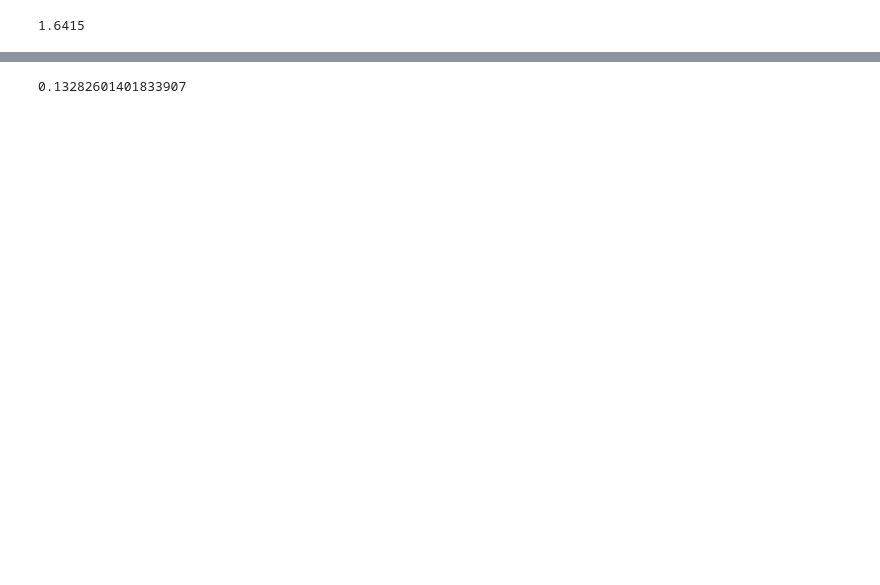
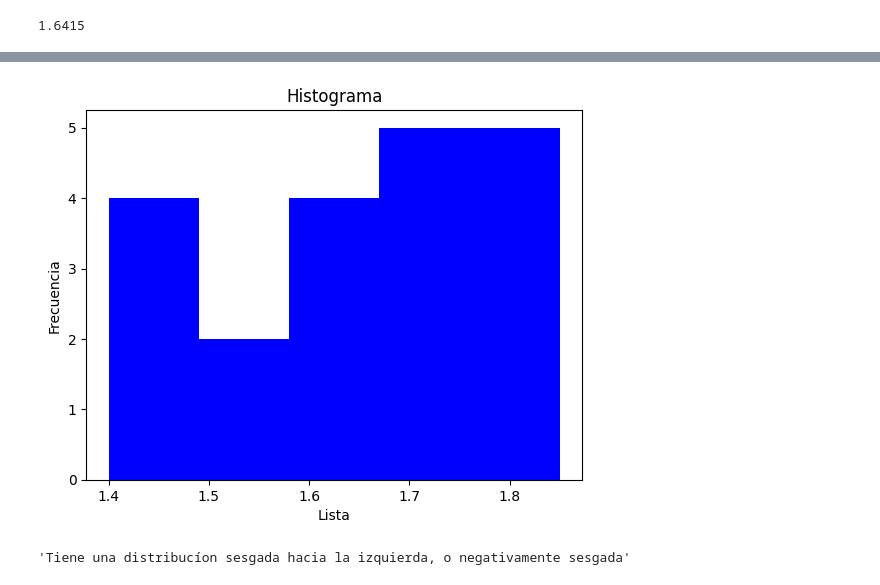
Before and after one commit to DylanG98/HenryDS, a Jupyter notebook: M2/Clase 01/homework.ipynb, the cells around one changed output, grey strips where cells are left out. Cells and saved outputs as stored; diff of their text form; code cells hidden in the pictures; blank space fills up the shorter version.

```diff
--- a/M2/Clase 01/homework.ipynb
+++ b/M2/Clase 01/homework.ipynb
@@ -200,4 +199,35 @@ desvio_Estandar(muestra)
-# %%
-print(np.std(muestra))
-# %% [output]
-0.13282601401833907
+# %%
+muestra = np.array( [[1.85, 1.8, 1.8 , 1.8],
+                    [1.73,  1.7, 1.75, 1.76],
+                    [ 1.65, 1.69,  1.67 ,  1.6],
+                    [1.54,  1.57, 1.58, 1.59],
+                    [ 1.4 , 1.42,  1.45, 1.48]])
+
+alto_arreglo = len(muestra)
+ancho_arreglo = len(muestra[0])
+
+
+cant_values = ancho_arreglo * alto_arreglo
+sumatoria = 0
+lista = []
+for i in range(len(muestra)):
+    for g in muestra[i]:
+        sumatoria += g
+        lista.append(g)
+
+lista.sort()
+
+
+
+plt.hist(x=lista, bins = 5, color='Blue', histtype='bar')
+plt.title('Histograma')
+plt.xlabel('Lista')
+plt.ylabel('Frecuencia')
+
+plt.show()
+# %% [output]
+[figure, added]
+# %%
+'''Tiene una distribucíon sesgada hacia la izquierda, o negativamente sesgada'''
+# %% [output]
+'Tiene una distribucíon sesgada hacia la izquierda, o negativamente sesgada'
```
Also changed, not shown: parts of 7 cells of this notebook, 7 other files.
